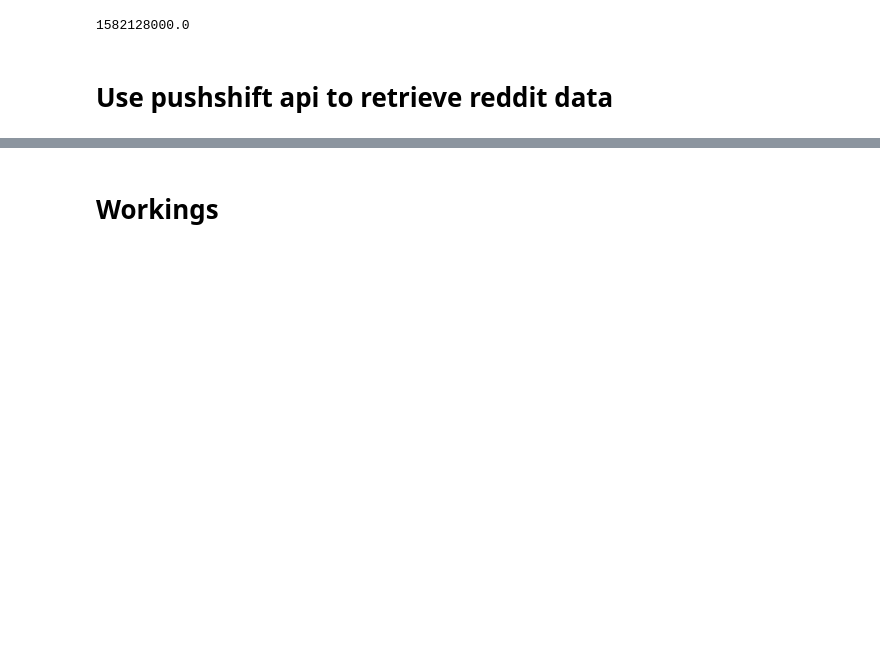
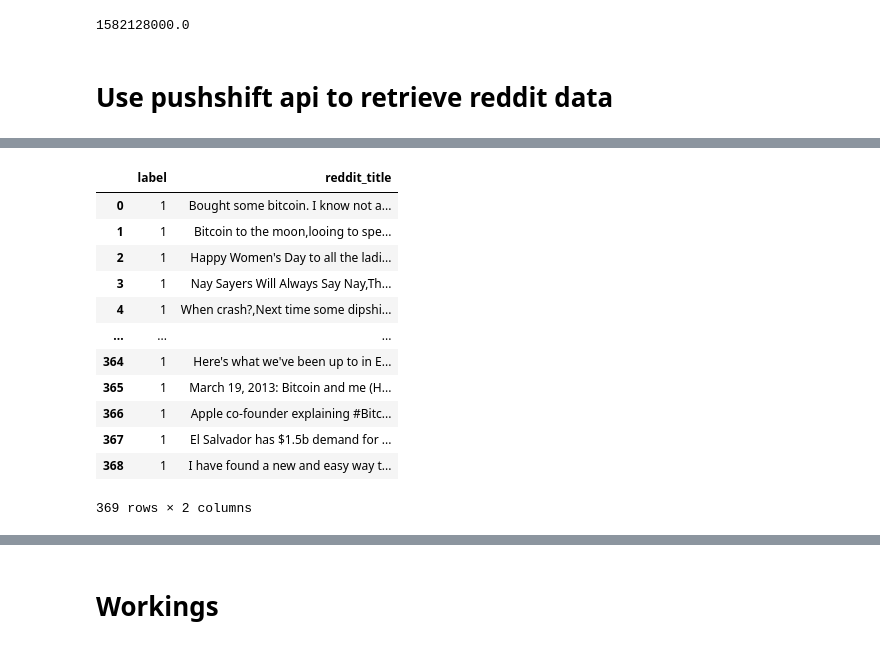
Before and after one commit to kmavyrle/CryptoAlgoTrading-with-NLP, a Jupyter notebook: Model.ipynb, the cells around one changed output, grey strips where cells are left out. Cells and saved outputs as stored; diff of their text form; code cells hidden in the pictures; blank space fills up the shorter version.

```diff
--- a/Model.ipynb
+++ b/Model.ipynb
@@ -156,0 +181,18 @@ d10_data
+# %%
+proc_data = merged_data[['class','reddit_title']]
+proc_data.columns = ['label','reddit_title']
+proc_data
+# %% [output]
+|  | label | reddit_title |
+| 0 | 1 | Bought some bitcoin. I know not a... |
+| 1 | 1 | Bitcoin to the moon,looing to spe... |
+| 2 | 1 | Happy Women's Day to all the ladi... |
+| 3 | 1 | Nay Sayers Will Always Say Nay,Th... |
+| 4 | 1 | When crash?,Next time some dipshi... |
+| ... | ... | ... |
+| 364 | 1 | Here's what we've been up to in E... |
+| 365 | 1 | March 19, 2013: Bitcoin and me (H... |
+| 366 | 1 | Apple co-founder explaining #Bitc... |
+| 367 | 1 | El Salvador has $1.5b demand for ... |
+| 368 | 1 | I have found a new and easy way t... |
+369 rows × 2 columns
```
Also changed, not shown: parts of 34 cells of this notebook, 1 other file.
